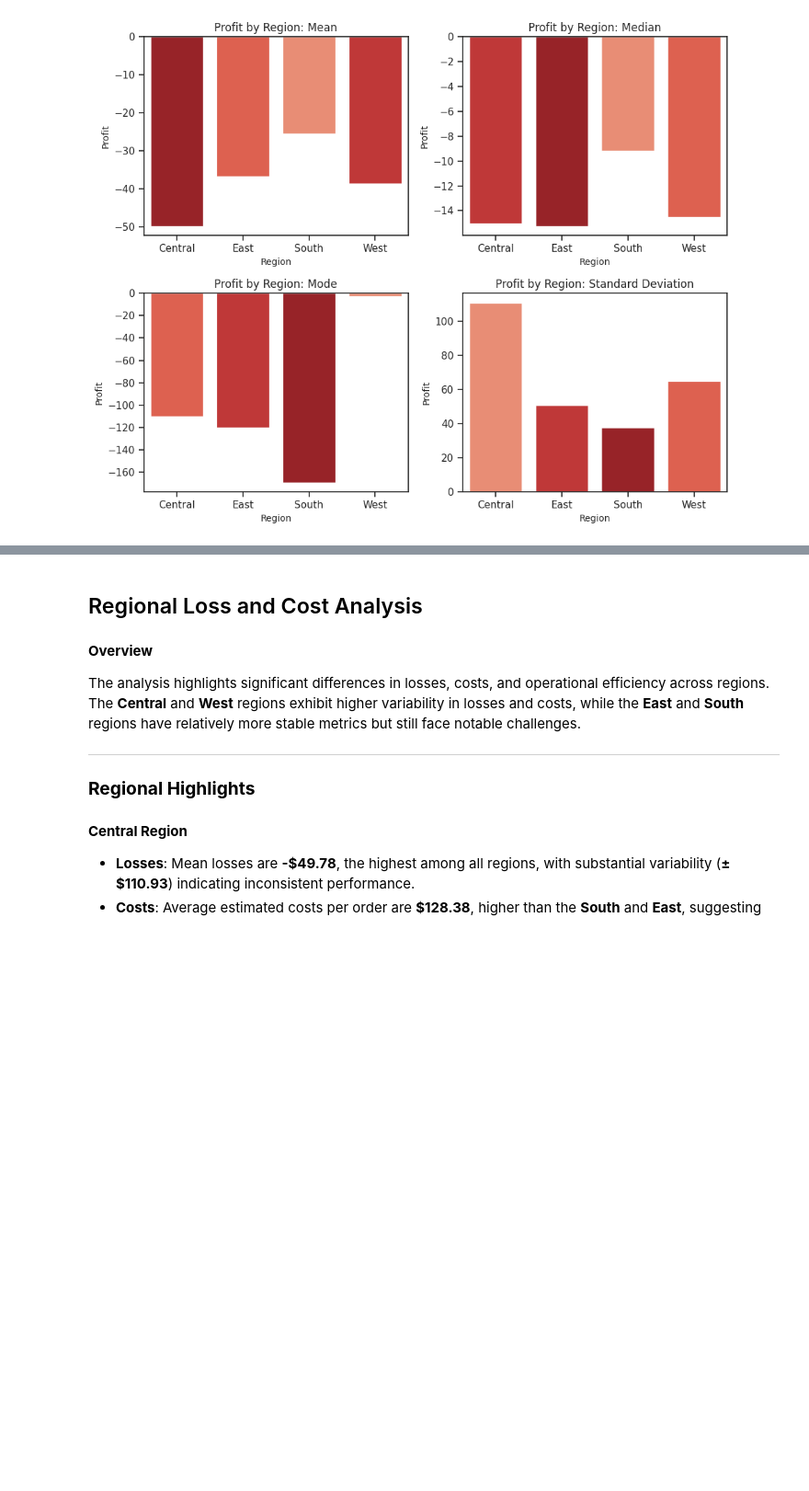
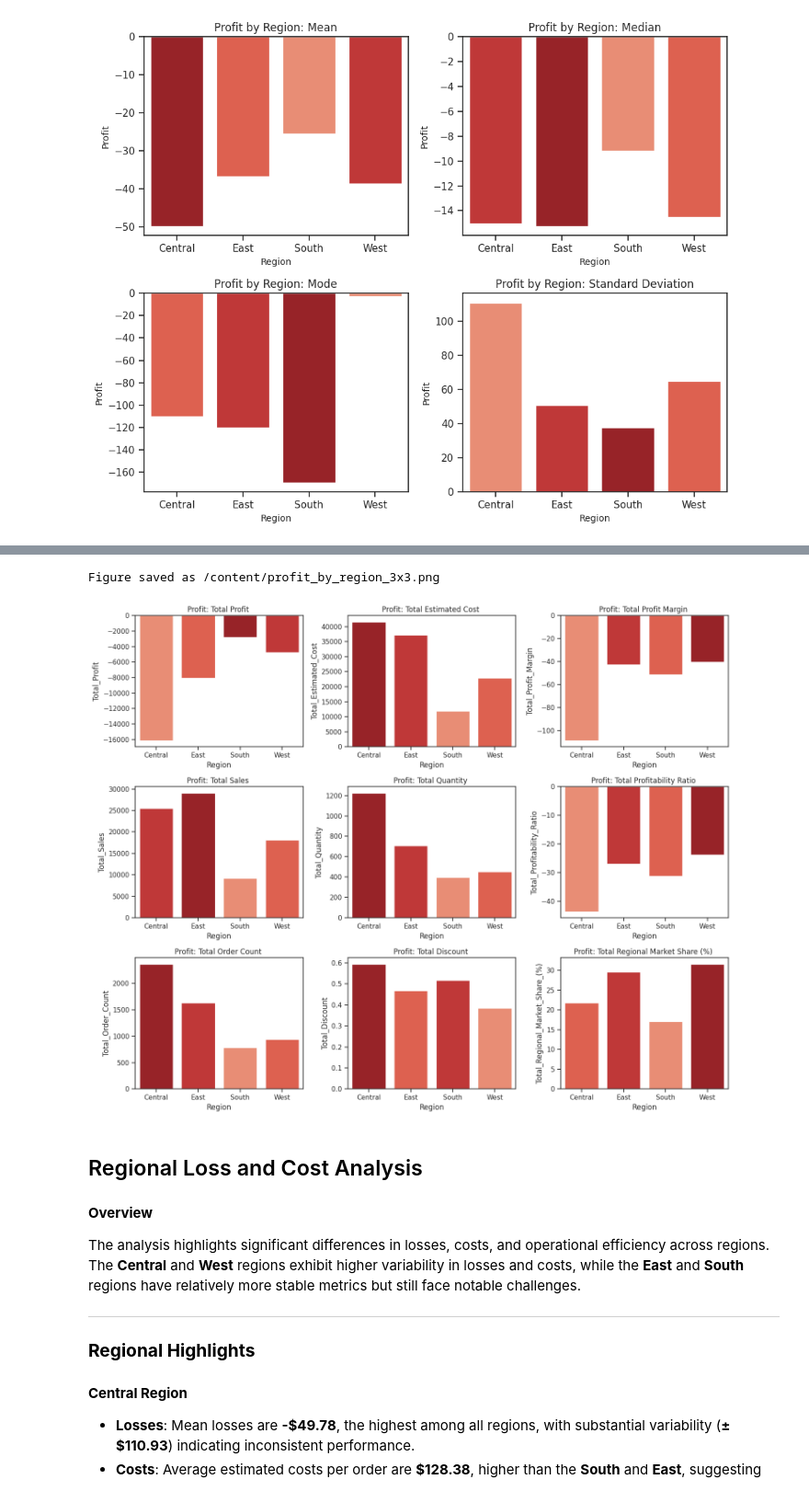
Before and after one commit to micah-shull/superstore, a Jupyter notebook: 008_superstore_Loss_Cost.ipynb, the cells around one changed output, grey strips where cells are left out. Shown at 92% size. Drawn from its saved outputs; the diff is of its cells as text; code cells hidden in the pictures; blank space fills up the shorter version.

Commit message:
Additional plots and analysis

```diff
--- a/008_superstore_Loss_Cost.ipynb
+++ b/008_superstore_Loss_Cost.ipynb
@@ -480,3 +478,22 @@ print(f"Figure saved as {save_path}")
 # %% [output]
 Figure saved as /content/loss_region_year.png
 [figure]
+# %%
+df = data_losses.copy()
+
+# Define metrics for visualization
+metrics = [
+    'Profit',
+    'Estimated Cost',
+    'Profit Margin',
+    'Sales',
+    'Quantity',
+    'Profitability Ratio',
+    'Order Count',
+    'Discount',
+    'Regional Market Share (%)'
+]
+
+# Use the aggregate function to calculate metrics for each group
+table_profits_region = dpu.calculate_aggregate_metrics(df, group_by_columns=['Region'])
+table_profits_region
@@ -483,3 +506,40 @@ Figure saved as /content/loss_region_year.png
+# %%
+# Define metrics for visualization
+metrics = [
+    'Total_Profit',
+    'Total_Estimated_Cost',
+    'Total_Profit_Margin',
+    'Total_Sales',
+    'Total_Quantity',
+    'Total_Profitability_Ratio',
+    'Total_Order_Count',
+    'Total_Discount',
+    'Total_Regional_Market_Share_(%)'
+]
+
+# Visualize the metrics and save the figure
+save_path = "/content/profit_by_region_3x3.png"
+
+# Set Seaborn theme
+sns.set_theme(style="ticks", context="notebook")
+# Define a subset of darker greens for cost analysis
+loss_palette = sns.color_palette("Reds", n_colors=6)[2:]  # Select the darker shades
+
+# Visualize the metrics
+dvu.plot_metrics_grid(
+    data1=table_profits_region,
+    metrics=metrics,
+    group_by_column='Region',
+    title_prefix="Profit: ",
+    palette=loss_palette
+)
+
+# Save the current figure
+plt.savefig(save_path, dpi=300, bbox_inches='tight')
+print(f"Figure saved as {save_path}")
+# %% [output]
+Figure saved as /content/profit_by_region_3x3.png
+[figure, added]
 # %% [markdown]
 ## Regional Loss and Cost Analysis
 
```
Also changed, not shown: parts of 6 cells of this notebook.
